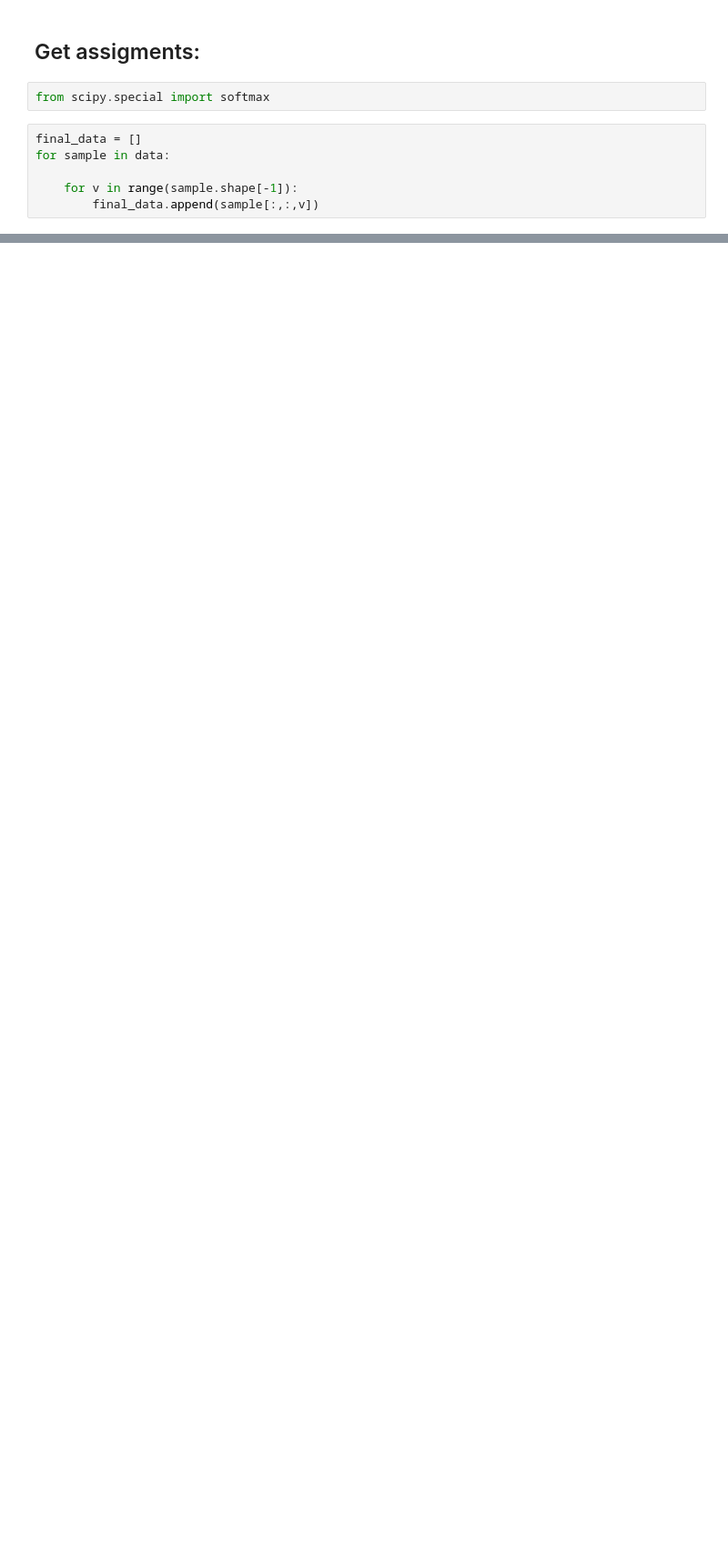
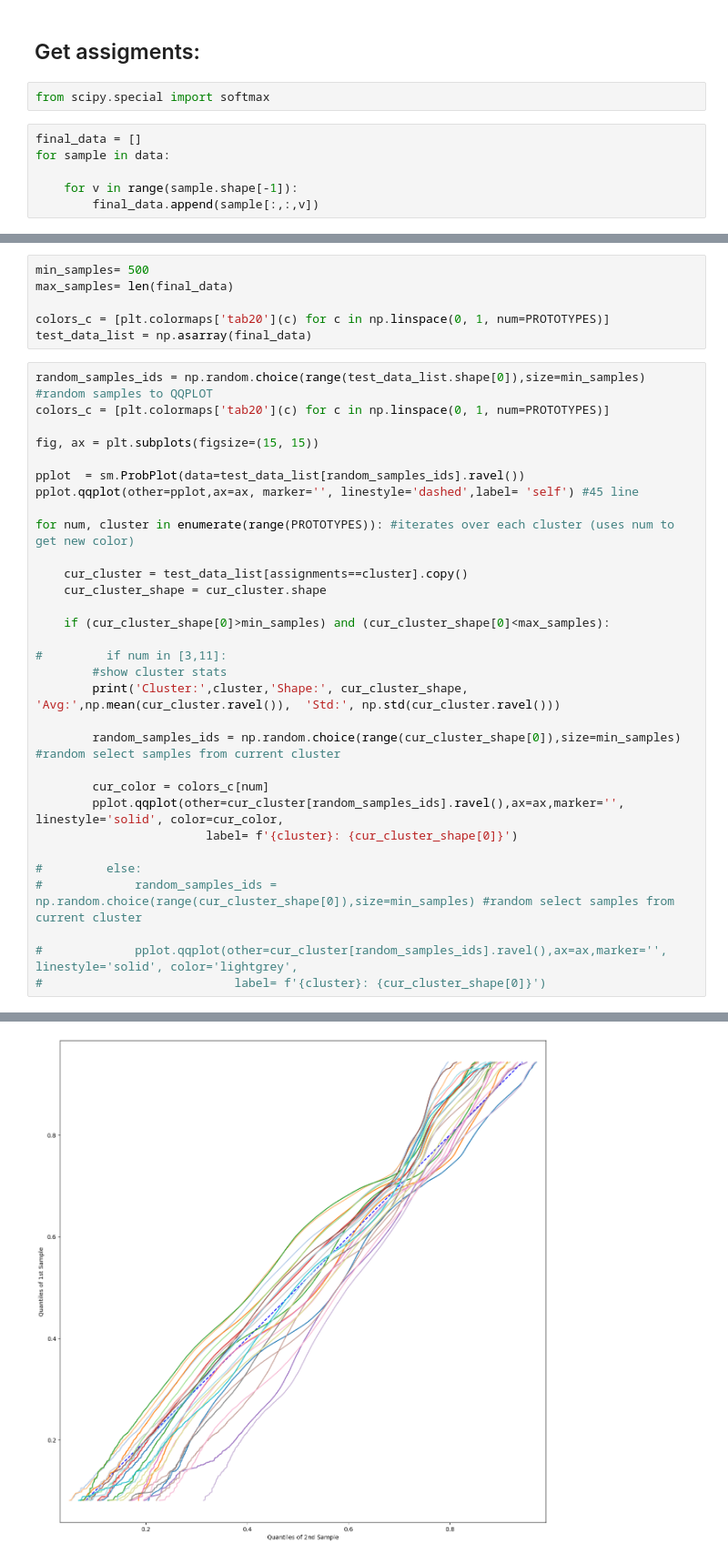
Before and after one commit to liviameinhardt/climate-clustering, a Jupyter notebook: Weather Classification.ipynb, the cells around one changed output, grey strips where cells are left out. Shown at 91% size. Drawn from its saved outputs; the diff is of its cells as text; blank space fills up the shorter version.

```diff
--- a/Weather Classification.ipynb
+++ b/Weather Classification.ipynb
@@ -222,0 +219,38 @@ np.save(f'model_weights/assignments_{PROTOTYPES}',assignments,allow_pickle=False
+# %%
+min_samples= 500
+max_samples= len(final_data)
+
+colors_c = [plt.colormaps['tab20'](c) for c in np.linspace(0, 1, num=PROTOTYPES)]
+test_data_list = np.asarray(final_data)
+# %%
+random_samples_ids = np.random.choice(range(test_data_list.shape[0]),size=min_samples) #random samples to QQPLOT
+colors_c = [plt.colormaps['tab20'](c) for c in np.linspace(0, 1, num=PROTOTYPES)]
+
+fig, ax = plt.subplots(figsize=(15, 15))
+
+pplot  = sm.ProbPlot(data=test_data_list[random_samples_ids].ravel())
+pplot.qqplot(other=pplot,ax=ax, marker='', linestyle='dashed',label= 'self') #45 line
+
+for num, cluster in enumerate(range(PROTOTYPES)): #iterates over each cluster (uses num to get new color)
+
+    cur_cluster = test_data_list[assignments==cluster].copy()
+    cur_cluster_shape = cur_cluster.shape
+
+    if (cur_cluster_shape[0]>min_samples) and (cur_cluster_shape[0]<max_samples):
+
+#         if num in [3,11]:
+        #show cluster stats
+        print('Cluster:',cluster,'Shape:', cur_cluster_shape,  'Avg:',np.mean(cur_cluster.ravel()),  'Std:', np.std(cur_cluster.ravel()))
+
+        random_samples_ids = np.random.choice(range(cur_cluster_shape[0]),size=min_samples) #random select samples from current cluster
+
+        cur_color = colors_c[num]
+        pplot.qqplot(other=cur_cluster[random_samples_ids].ravel(),ax=ax,marker='', linestyle='solid', color=cur_color,
+                        label= f'{cluster}: {cur_cluster_shape[0]}')
+
+#         else:
+#             random_samples_ids = np.random.choice(range(cur_cluster_shape[0]),size=min_samples) #random select samples from current cluster
+
+#             pplot.qqplot(other=cur_cluster[random_samples_ids].ravel(),ax=ax,marker='', linestyle='solid', color='lightgrey',
+#                           label= f'{cluster}: {cur_cluster_shape[0]}')
+# %% [output]
@@ -222,0 +274 @@ np.save(f'model_weights/assignments_{PROTOTYPES}',assignments,allow_pickle=False
+[figure, added]
```
Also changed, not shown: parts of 12 cells of this notebook.
